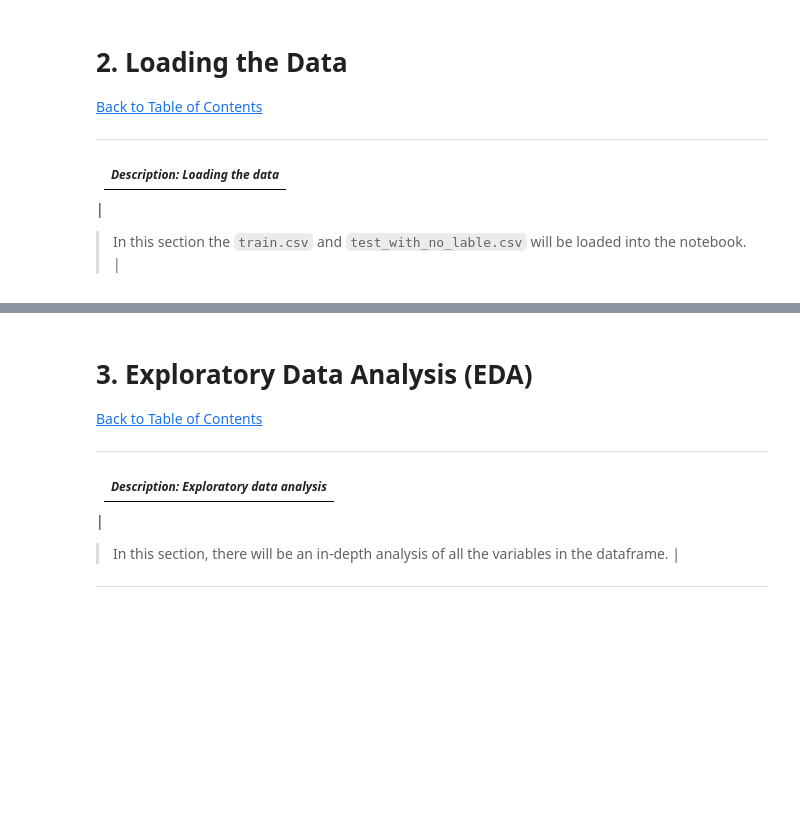
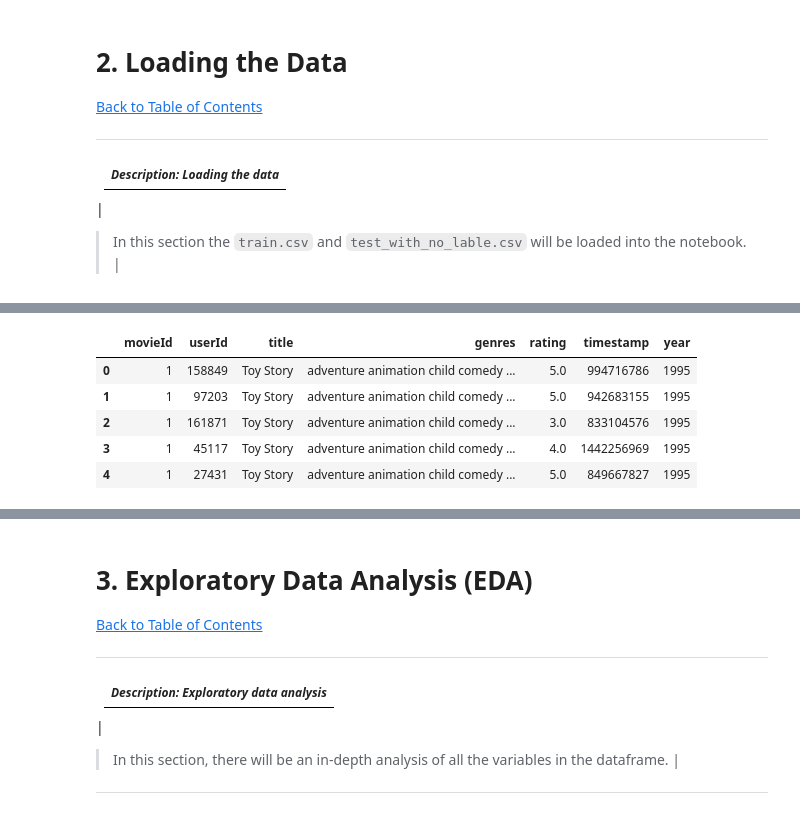
Before and after one commit to CaitMc/Team_ES2_Unsupervised_Predict, a Jupyter notebook: Team ES2 Unsupervised Predict.ipynb, the cells around one changed output, grey strips where cells are left out. Saved outputs shown, nothing was run; the diff lists cells and outputs as text; code cells hidden in the pictures; blank space fills up the shorter version.

```diff
--- a/Team ES2 Unsupervised Predict.ipynb
+++ b/Team ES2 Unsupervised Predict.ipynb
@@ -321,0 +283,2 @@ df_tags .head()
+# %%
+df_movie_R = pd.merge(movies,df_train,on='movieId', how = 'inner')
@@ -321,0 +318,9 @@ df_tags .head()
+# %%
+df_movie_R.head()
+# %% [output]
+|  | movieId | userId | title | genres | rating | timestamp | year |
+| 0 | 1 | 158849 | Toy Story | adventure animation child comedy ... | 5.0 | 994716786 | 1995 |
+| 1 | 1 | 97203 | Toy Story | adventure animation child comedy ... | 5.0 | 942683155 | 1995 |
+| 2 | 1 | 161871 | Toy Story | adventure animation child comedy ... | 3.0 | 833104576 | 1995 |
+| 3 | 1 | 45117 | Toy Story | adventure animation child comedy ... | 4.0 | 1442256969 | 1995 |
+| 4 | 1 | 27431 | Toy Story | adventure animation child comedy ... | 5.0 | 849667827 | 1995 |
```
Also changed, not shown: parts of 91 cells of this notebook.
